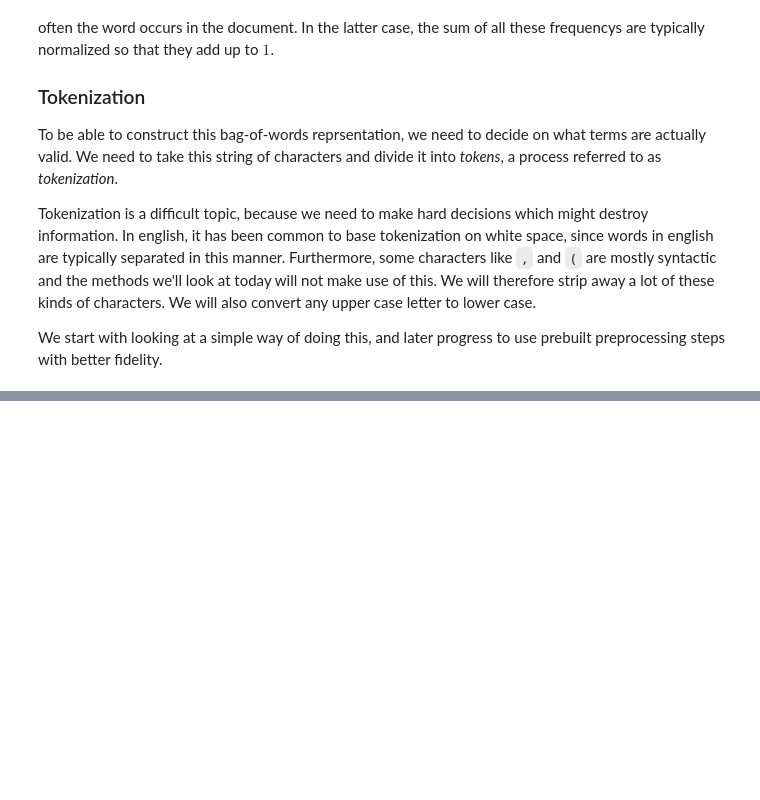
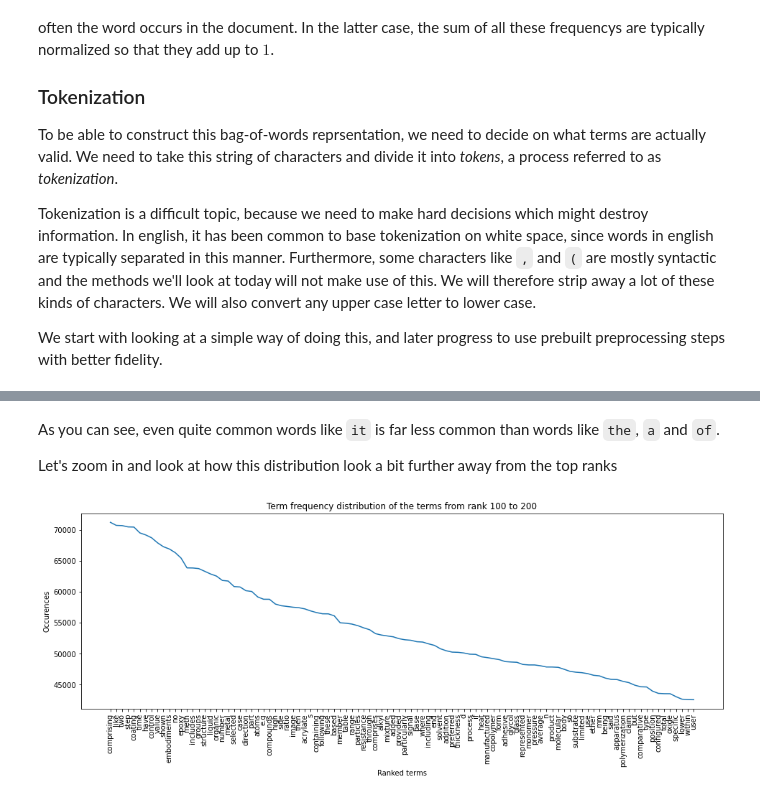
Before and after one commit to ENCCS/contemporary-nlp, a Jupyter notebook: content/notebooks/lesson_1.ipynb, the cells around one changed output, grey strips where cells are left out. Drawn from its saved outputs; the diff is of its cells as text; code cells hidden in the pictures; blank space fills up the shorter version.

```diff
--- a/content/notebooks/lesson_1.ipynb
+++ b/content/notebooks/lesson_1.ipynb
@@ -230,0 +301,17 @@ processed_corpus
+# %% [markdown]
+As you can see, even quite common words like `it` is far less common than words like `the`, `a` and `of`.
+
+Let's zoom in and look at how this distribution look a bit further away from the top ranks
+# %%
+start_rank = 100
+end_rank = 200
+words, counts = zip(*list(total_term_frequency.most_common(end_rank))[start_rank:])
+x = np.arange(len(counts))
+plt.figure(figsize=(16,5))
+plt.plot(x, counts)
+plt.xlabel("Ranked terms")
+plt.ylabel("Occurences")
+plt.title(f"Term frequency distribution of the terms from rank {start_rank} to {end_rank}")
+plt.xticks(x, words, rotation=90); # The semi-colon just defers printing the last output here
+# %% [output]
+[figure, added]
```
Also changed, not shown: parts of 33 cells of this notebook.
